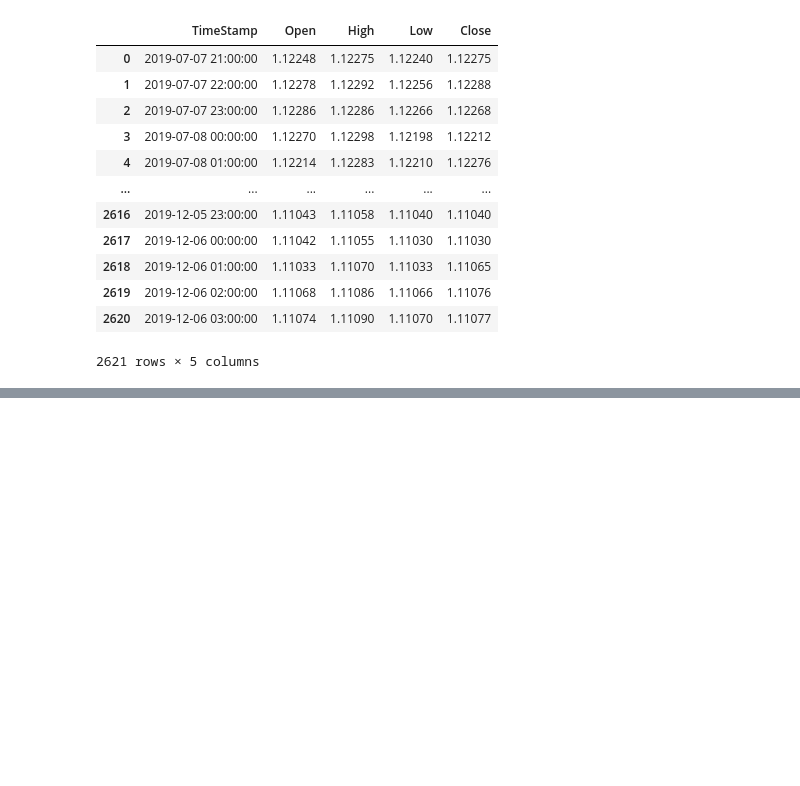
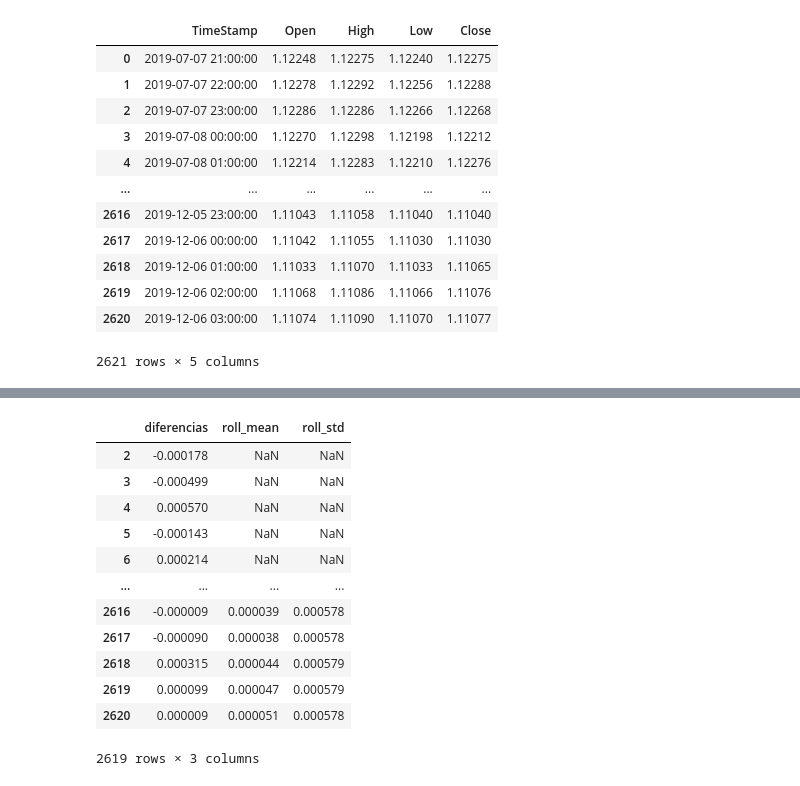
Before and after one commit to violetarcia/PAP_Features, a Jupyter notebook: PAP_mariana.ipynb, the cells around one changed output, grey strips where cells are left out. Drawn from its saved outputs; the diff is of its cells as text; code cells hidden in the pictures; blank space fills up the shorter version.

```diff
--- a/PAP_mariana.ipynb
+++ b/PAP_mariana.ipynb
@@ -87,0 +234,16 @@ Name: diferencias, dtype: float64
+# %%
+df
+# %% [output]
+|  | diferencias | roll_mean | roll_std |
+| 2 | -0.000178 | NaN | NaN |
+| 3 | -0.000499 | NaN | NaN |
+| 4 | 0.000570 | NaN | NaN |
+| 5 | -0.000143 | NaN | NaN |
+| 6 | 0.000214 | NaN | NaN |
+| ... | ... | ... | ... |
+| 2616 | -0.000009 | 0.000039 | 0.000578 |
+| 2617 | -0.000090 | 0.000038 | 0.000578 |
+| 2618 | 0.000315 | 0.000044 | 0.000579 |
+| 2619 | 0.000099 | 0.000047 | 0.000579 |
+| 2620 | 0.000009 | 0.000051 | 0.000578 |
+2619 rows × 3 columns
```
Also changed, not shown: parts of 29 cells of this notebook.
